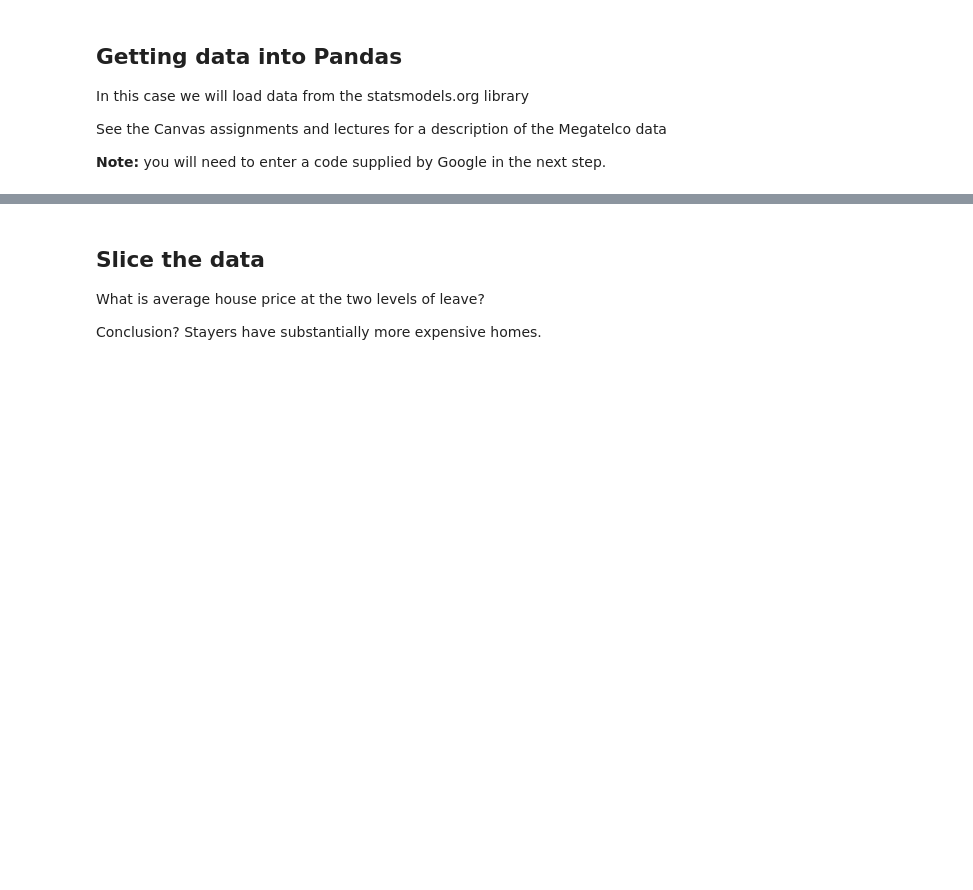
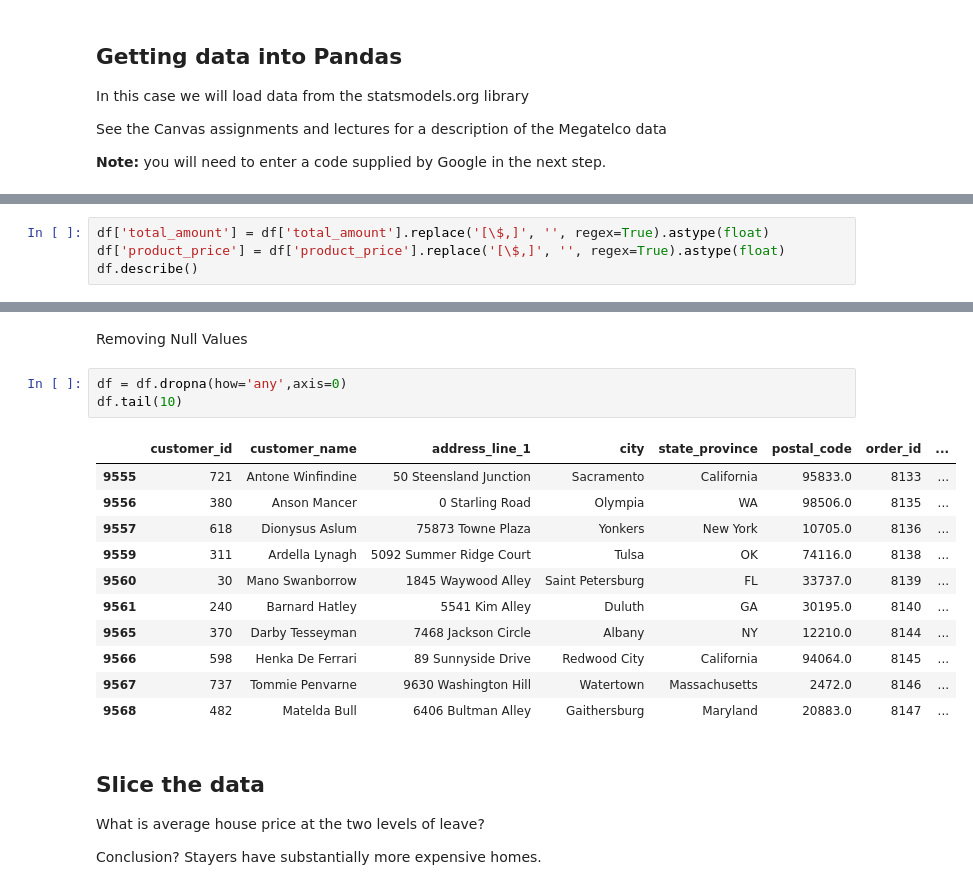
Before and after one commit to samneuhaus1/IS_4487_Spring2023, a Jupyter notebook: Module2_Script_v1_2.ipynb, the cells around one changed output, grey strips where cells are left out. Saved outputs shown, nothing was run; the diff lists cells and outputs as text; blank space fills up the shorter version.

```diff
--- a/Module2_Script_v1_2.ipynb
+++ b/Module2_Script_v1_2.ipynb
@@ -168,0 +131,4 @@ See the caveats in the documentation: https://pandas.pydata.org/pandas-docs/stab
+# %%
+df['total_amount'] = df['total_amount'].replace('[\$,]', '', regex=True).astype(float)
+df['product_price'] = df['product_price'].replace('[\$,]', '', regex=True).astype(float)
+df.describe()
@@ -169,3 +145,20 @@ See the caveats in the documentation: https://pandas.pydata.org/pandas-docs/stab
+# %% [markdown]
+Removing Null Values
+# %%
+df = df.dropna(how='any',axis=0)
+df.tail(10)
+# %% [output]
+|  | customer_id | customer_name | address_line_1 | city | state_province | postal_code | order_id | ... |
+| 9555 | 721 | Antone Winfindine | 50 Steensland Junction | Sacramento | California | 95833.0 | 8133 | ... |
+| 9556 | 380 | Anson Mancer | 0 Starling Road | Olympia | WA | 98506.0 | 8135 | ... |
+| 9557 | 618 | Dionysus Aslum | 75873 Towne Plaza | Yonkers | New York | 10705.0 | 8136 | ... |
+| 9559 | 311 | Ardella Lynagh | 5092 Summer Ridge Court | Tulsa | OK | 74116.0 | 8138 | ... |
+| 9560 | 30 | Mano Swanborrow | 1845 Waywood Alley | Saint Petersburg | FL | 33737.0 | 8139 | ... |
+| 9561 | 240 | Barnard Hatley | 5541 Kim Alley | Duluth | GA | 30195.0 | 8140 | ... |
+| 9565 | 370 | Darby Tesseyman | 7468 Jackson Circle | Albany | NY | 12210.0 | 8144 | ... |
+| 9566 | 598 | Henka De Ferrari | 89 Sunnyside Drive | Redwood City | California | 94064.0 | 8145 | ... |
+| 9567 | 737 | Tommie Penvarne | 9630 Washington Hill | Watertown | Massachusetts | 2472.0 | 8146 | ... |
+| 9568 | 482 | Matelda Bull | 6406 Bultman Alley | Gaithersburg | Maryland | 20883.0 | 8147 | ... |
 # %% [markdown]
 ## Slice the data
  What is average house price at the two levels of leave?
```
Also changed, not shown: parts of 11 cells of this notebook.
